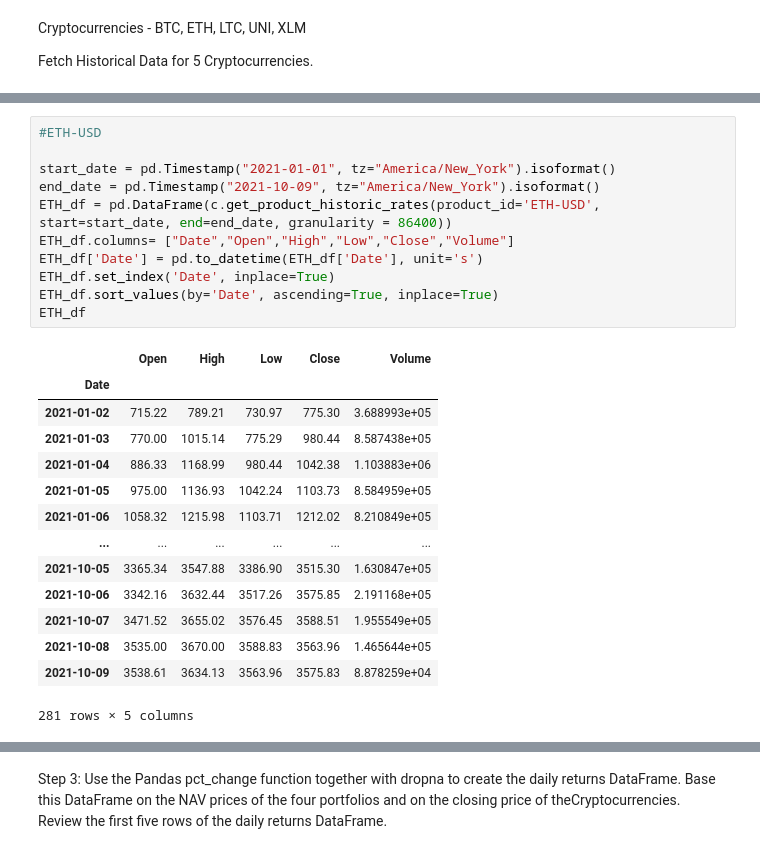
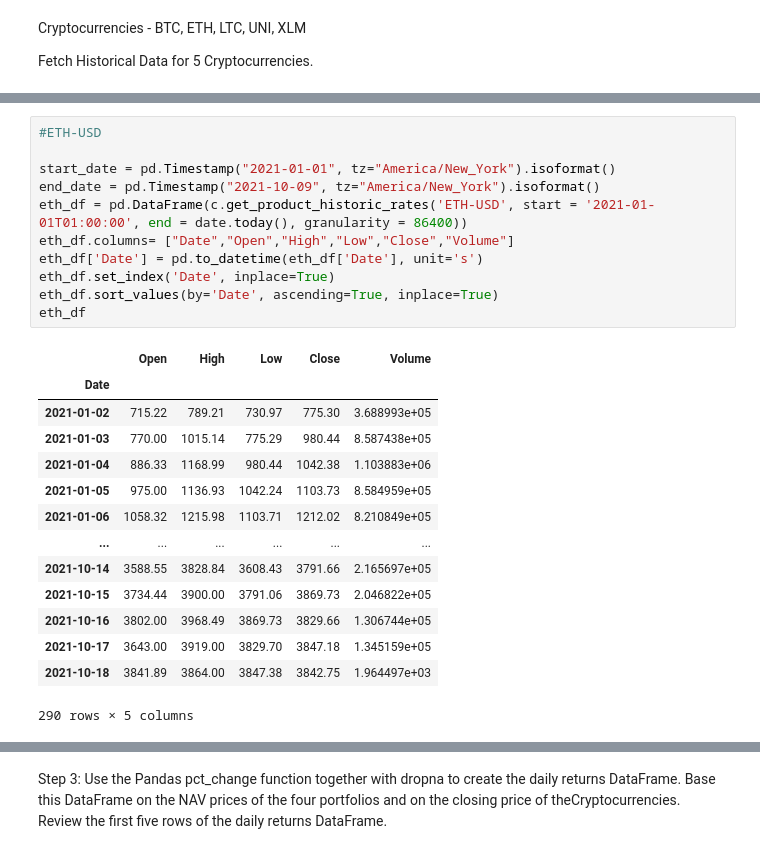
Before and after one commit to Swati-Subhadarshini/UWFinTech_Group3_Project1, a Jupyter notebook: Crypto_price_analysis.ipynb, the cells around one changed output, grey strips where cells are left out. Drawn from its saved outputs; the diff is of its cells as text.

```diff
--- a/Crypto_price_analysis.ipynb
+++ b/Crypto_price_analysis.ipynb
@@ -49,29 +52,29 @@ BTC_df
 # %%
 #ETH-USD
 
 start_date = pd.Timestamp("2021-01-01", tz="America/New_York").isoformat()
 end_date = pd.Timestamp("2021-10-09", tz="America/New_York").isoformat()
-ETH_df = pd.DataFrame(c.get_product_historic_rates(product_id='ETH-USD', start=start_date, end=end_date, granularity = 86400))
-ETH_df.columns= ["Date","Open","High","Low","Close","Volume"]
-ETH_df['Date'] = pd.to_datetime(ETH_df['Date'], unit='s')
-ETH_df.set_index('Date', inplace=True)
-ETH_df.sort_values(by='Date', ascending=True, inplace=True)
-ETH_df
+eth_df = pd.DataFrame(c.get_product_historic_rates('ETH-USD', start = '2021-01-01T01:00:00', end = date.today(), granularity = 86400))
+eth_df.columns= ["Date","Open","High","Low","Close","Volume"]
+eth_df['Date'] = pd.to_datetime(eth_df['Date'], unit='s')
+eth_df.set_index('Date', inplace=True)
+eth_df.sort_values(by='Date', ascending=True, inplace=True)
+eth_df
 # %% [output]
 |  | Open | High | Low | Close | Volume |
 | Date |  |  |  |  |  |
 | 2021-01-02 | 715.22 | 789.21 | 730.97 | 775.30 | 3.688993e+05 |
 | 2021-01-03 | 770.00 | 1015.14 | 775.29 | 980.44 | 8.587438e+05 |
 | 2021-01-04 | 886.33 | 1168.99 | 980.44 | 1042.38 | 1.103883e+06 |
 | 2021-01-05 | 975.00 | 1136.93 | 1042.24 | 1103.73 | 8.584959e+05 |
 | 2021-01-06 | 1058.32 | 1215.98 | 1103.71 | 1212.02 | 8.210849e+05 |
 | ... | ... | ... | ... | ... | ... |
-| 2021-10-05 | 3365.34 | 3547.88 | 3386.90 | 3515.30 | 1.630847e+05 |
-| 2021-10-06 | 3342.16 | 3632.44 | 3517.26 | 3575.85 | 2.191168e+05 |
-| 2021-10-07 | 3471.52 | 3655.02 | 3576.45 | 3588.51 | 1.955549e+05 |
-| 2021-10-08 | 3535.00 | 3670.00 | 3588.83 | 3563.96 | 1.465644e+05 |
-| 2021-10-09 | 3538.61 | 3634.13 | 3563.96 | 3575.83 | 8.878259e+04 |
+| 2021-10-14 | 3588.55 | 3828.84 | 3608.43 | 3791.66 | 2.165697e+05 |
+| 2021-10-15 | 3734.44 | 3900.00 | 3791.06 | 3869.73 | 2.046822e+05 |
+| 2021-10-16 | 3802.00 | 3968.49 | 3869.73 | 3829.66 | 1.306744e+05 |
+| 2021-10-17 | 3643.00 | 3919.00 | 3829.70 | 3847.18 | 1.345159e+05 |
+| 2021-10-18 | 3841.89 | 3864.00 | 3847.38 | 3842.75 | 1.964497e+03 |
-281 rows × 5 columns
+290 rows × 5 columns
 # %%
 ##LTC-USD Historical Data
 
```
Also changed, not shown: parts of 19 cells of this notebook, 5 other files.
